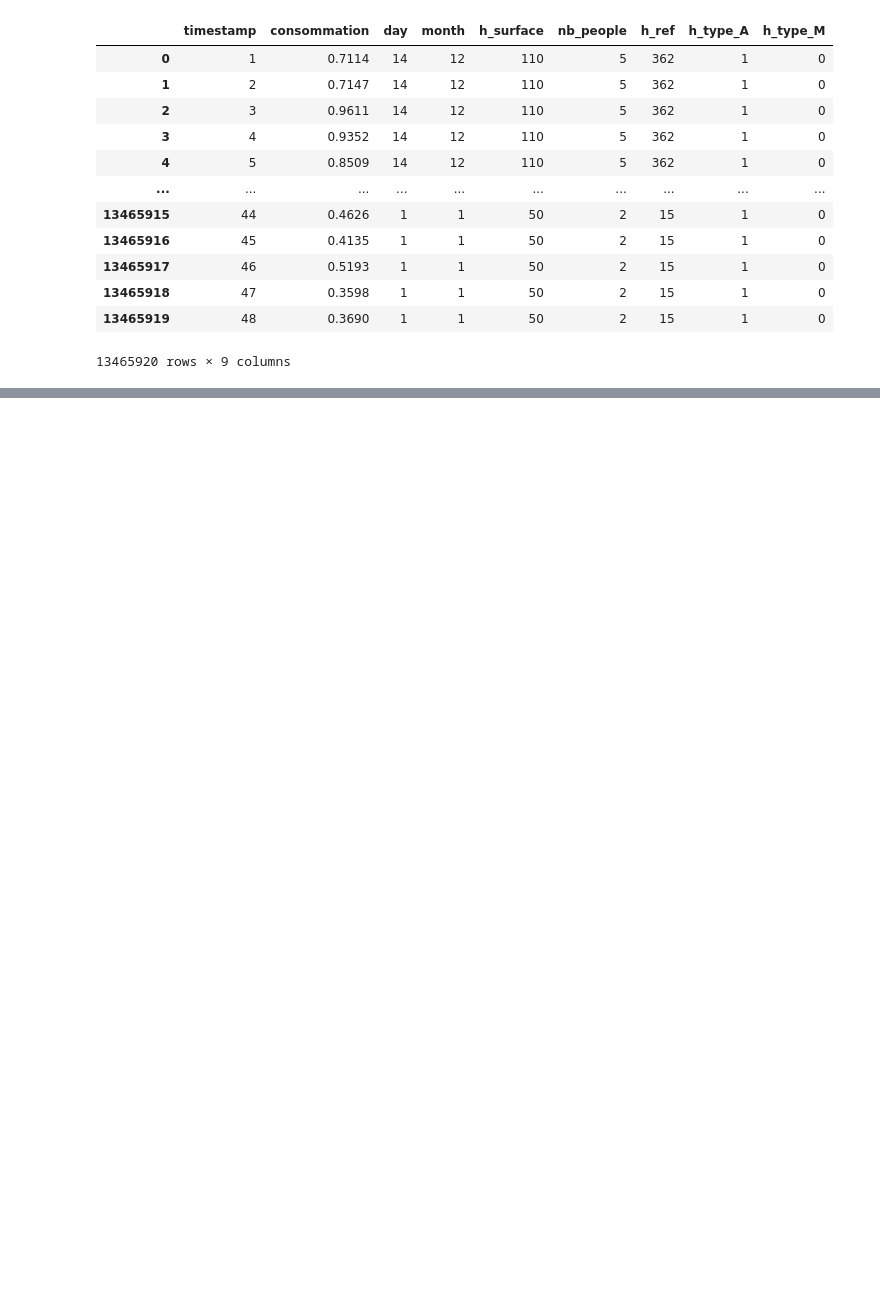
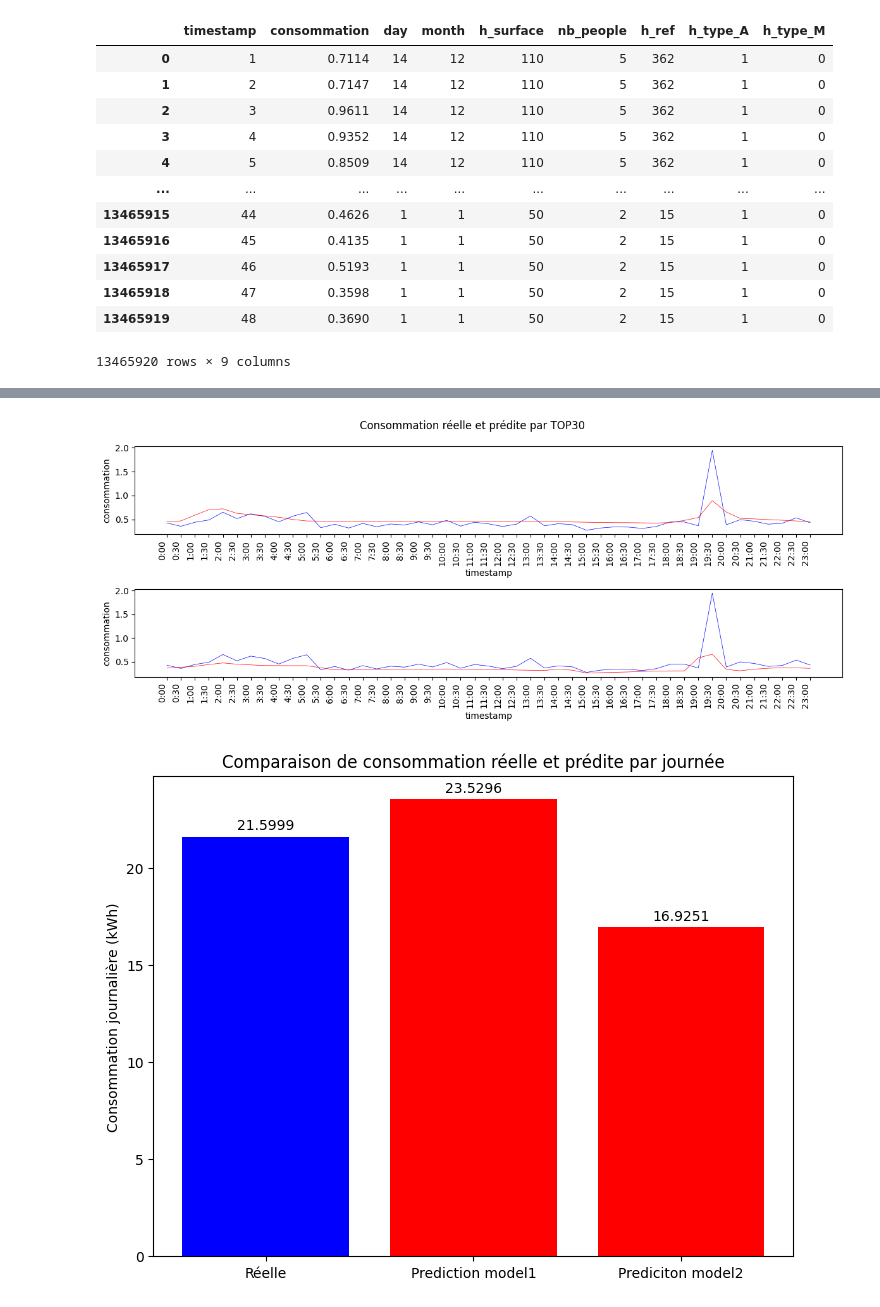
Before and after one commit to lagarrueal/spie-project, a Jupyter notebook: notebooks/visualization/vizualization.ipynb, the cells around one changed output, grey strips where cells are left out. Drawn from its saved outputs; the diff is of its cells as text; code cells hidden in the pictures; blank space fills up the shorter version.

Commit message:
Added extraction and visualization for all top30

```diff
--- a/notebooks/visualization/vizualization.ipynb
+++ b/notebooks/visualization/vizualization.ipynb
@@ -101,0 +128,6 @@ conso_pred = model.predict(list_pred_norm)
+# %%
+list_norm_model2 = scaler_mm.transform(list_pred)
+list_norm_modelhard = scaler_std.transform(list_pred)
+# %%
+list_pred_model2 = model2.predict(list_norm_model2)
+list_pred_modelhard = modelhard.predict(list_norm_modelhard)
@@ -102,3 +137,5 @@ conso_pred = model.predict(list_pred_norm)
+# %%
+timestamp = ["0:00", "0:30", "1:00", "1:30", "2:00", "2:30", "3:00", "3:30", "4:00", "4:30", "5:00", "5:30", "6:00", "6:30", "7:00", "7:30", "8:00", "8:30", "9:00", "9:30", "10:00", "10:30", "11:00", "11:30", "12:00", "12:30", "13:00", "13:30", "14:00", "14:30", "15:00", "15:30", "16:00", "16:30", "17:00", "17:30", "18:00", "18:30", "19:00", "19:30", "20:00", "20:30", "21:00", "21:30", "22:00", "22:30", "23:00"] #, "23:30"]
 # %%
 encoding_ts = {1: "0:00",
                2: "0:30",
@@ -149,7 +186,38 @@ encoding_ts = {1: "0:00",
                47: "23:00",
                48: "23:30"}
 # %%
-# timestamp = [encoding_ts[i] for i in timestamp]
+timestamp = [encoding_ts[i] for i in timestamp]
+# %%
+fig, ax = plt.subplots(2)
+ax[0].plot(timestamp, conso_ref, label='Consommation réelle par TOP30 (kWh)', color='blue', linewidth=0.5)
+ax[0].plot(timestamp, list_pred_model2, label='Consommation prédite par TOP30 (kWh)', color='red', linewidth=0.5)
+ax[0].set_xlabel('timestamp')
+ax[0].set_ylabel('consommation')
+plt.setp(ax[0].get_xticklabels(), rotation=90, horizontalalignment='right')
+
+ax[1].plot(timestamp, conso_ref, label='Consommation réelle par TOP30 (kWh)', color='blue', linewidth=0.5)
+ax[1].plot(timestamp, list_pred_modelhard, label='Consommation prédite par TOP30 (kWh)', color='red', linewidth=0.5)
+ax[1].set_xlabel('timestamp')
+ax[1].set_ylabel('consommation')
+plt.setp(ax[1].get_xticklabels(), rotation=90, horizontalalignment='right')
+
+fig.set_size_inches(12, 5)
+fig.suptitle('Consommation réelle et prédite par TOP30')
+fig.tight_layout()
+fig.show()
+
+fig = plt.figure()
+ax = fig.add_axes([0,0,1,1])
+ax.set_ylabel('Consommation journalière (kWh)')
+ax.set_title('Comparaison de consommation réelle et prédite par journée')
+labels = ['Réelle', 'Prediction model1', 'Prediciton model2']
+bars = [sum(conso_ref), sum(list_pred_model2)[0], sum(list_pred_modelhard)[0]]
+ax.bar(labels, bars, color=['blue', 'red', 'red'])
+ax.bar_label(ax.containers[0], padding=3)
+plt.show()
+# %% [output]
+[figure, added]
+[figure, added]
 # %%
 fig, ax = plt.subplots(2)
 ax[0].plot(timestamp, conso_ref, label='Consommation réelle par TOP30 (kWh)', color='blue', linewidth=0.5)
```
Also changed, not shown: parts of 47 cells of this notebook, 1 other file.
